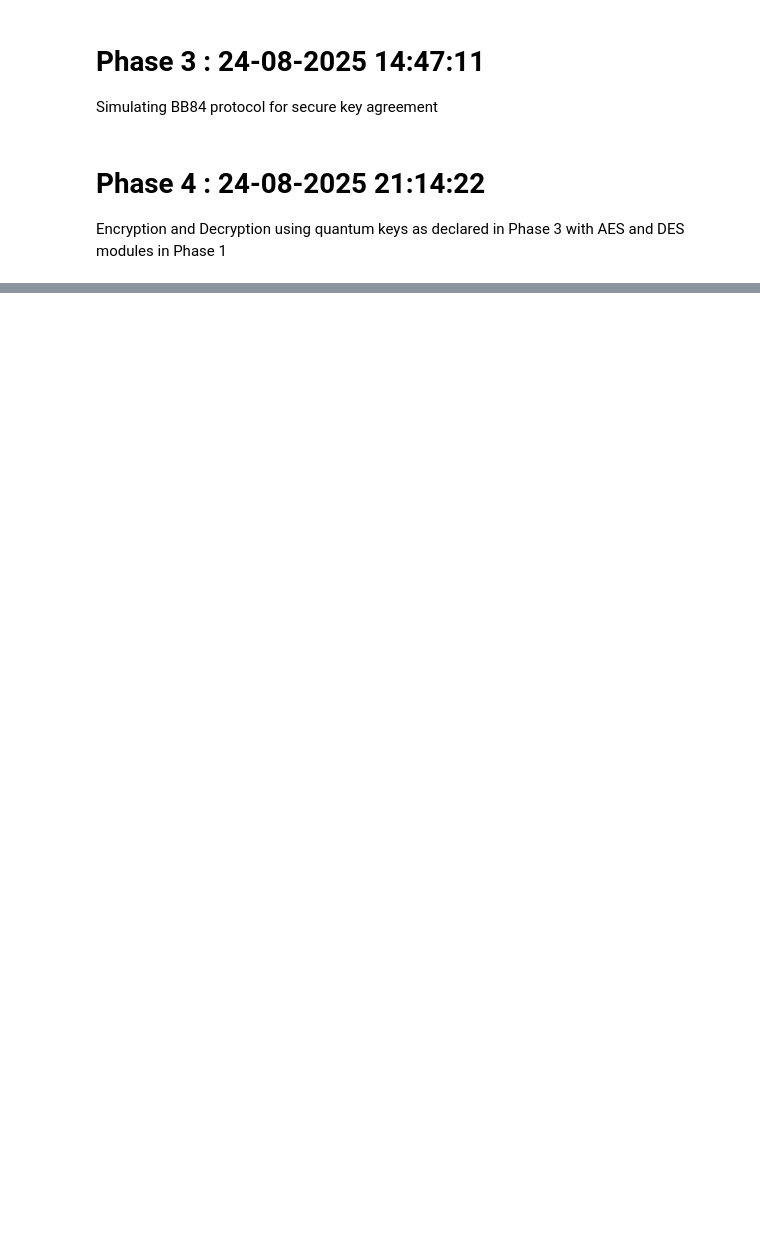
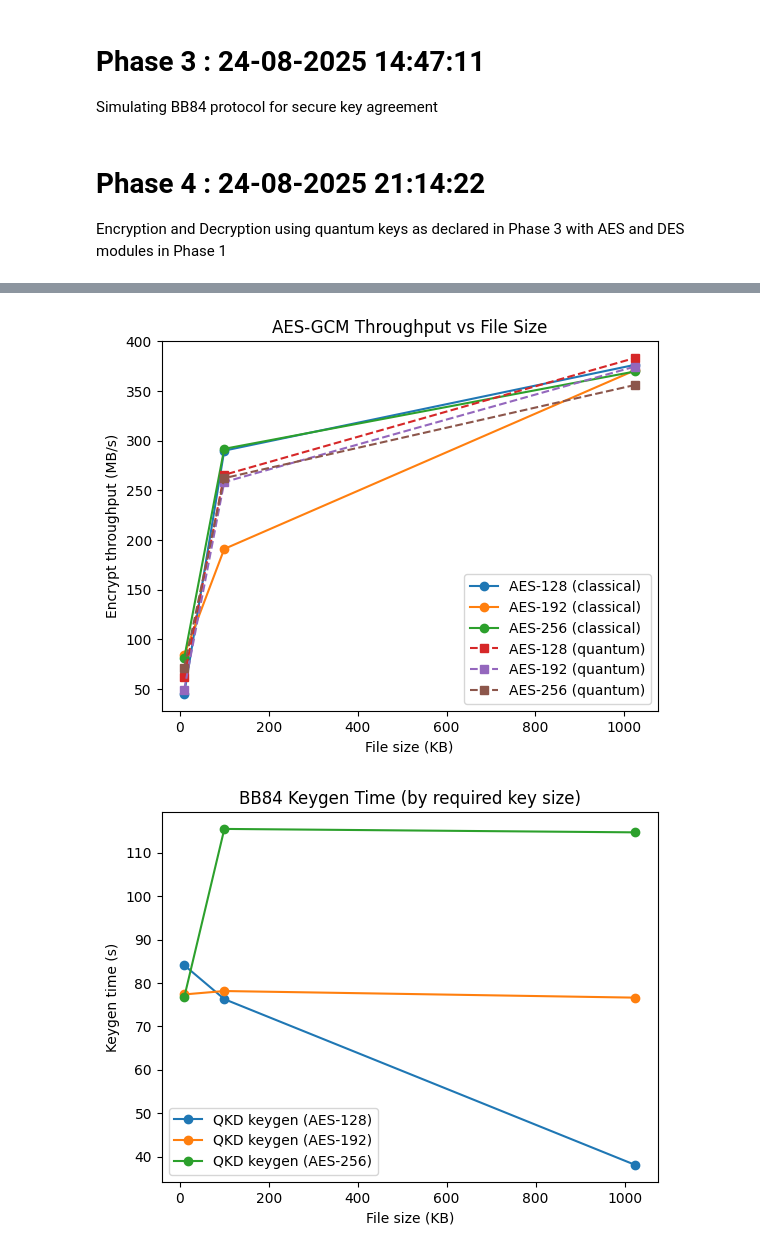
Before and after one commit to Vishesh-Goyal7/CrypTon, a Jupyter notebook: QKD.ipynb, the cells around one changed output, grey strips where cells are left out. Drawn from its saved outputs; the diff is of its cells as text; code cells hidden in the pictures; blank space fills up the shorter version.

```diff
--- a/QKD.ipynb
+++ b/QKD.ipynb
@@ -503,0 +529,7 @@ Round 6: sifted=132 bits, QBER=27.27%
+# %%
+# @title Payload Generator
+
+SIZES = [10*1024, 100*1024, 1024*1024]  # bytes
+
+def make_payload(n_bytes: int) -> bytes:
+    return os.urandom(n_bytes)
@@ -503,0 +774,37 @@ Round 6: sifted=132 bits, QBER=27.27%
+# %%
+# @title Visualisation Plots
+
+import matplotlib.pyplot as plt
+
+def plot_throughput(df):
+    fig = plt.figure()
+    for kb in sorted(df.key_bits.unique()):
+        d = df[(df.key_bits==kb) & (df.key_source=="classical")]
+        plt.plot(d.file_size_B/1024, d.throughput_MBps, marker='o', label=f"AES-{kb} (classical)")
+    for kb in sorted(df.key_bits.unique()):
+        d = df[(df.key_bits==kb) & (df.key_source=="quantum")]
+        plt.plot(d.file_size_B/1024, d.throughput_MBps, marker='s', linestyle='--', label=f"AES-{kb} (quantum)")
+    plt.xlabel("File size (KB)")
+    plt.ylabel("Encrypt throughput (MB/s)")
+    plt.title("AES-GCM Throughput vs File Size")
+    plt.legend()
+    plt.show()
+
+def plot_keygen_time(df):
+    fig = plt.figure()
+    d = df[df.key_source=="quantum"]
+    if not d.empty:
+        for kb in sorted(d.key_bits.unique()):
+            dd = d[d.key_bits==kb]
+            plt.plot(dd.file_size_B/1024, dd.keygen_time_s, marker='o', label=f"QKD keygen (AES-{kb})")
+        plt.xlabel("File size (KB)")
+        plt.ylabel("Keygen time (s)")
+        plt.title("BB84 Keygen Time (by required key size)")
+        plt.legend()
+        plt.show()
+
+plot_throughput(df)
+plot_keygen_time(df)
+# %% [output]
+[figure, added]
+[figure, added]
```
Also changed, not shown: parts of 10 cells of this notebook, 2 other files.
